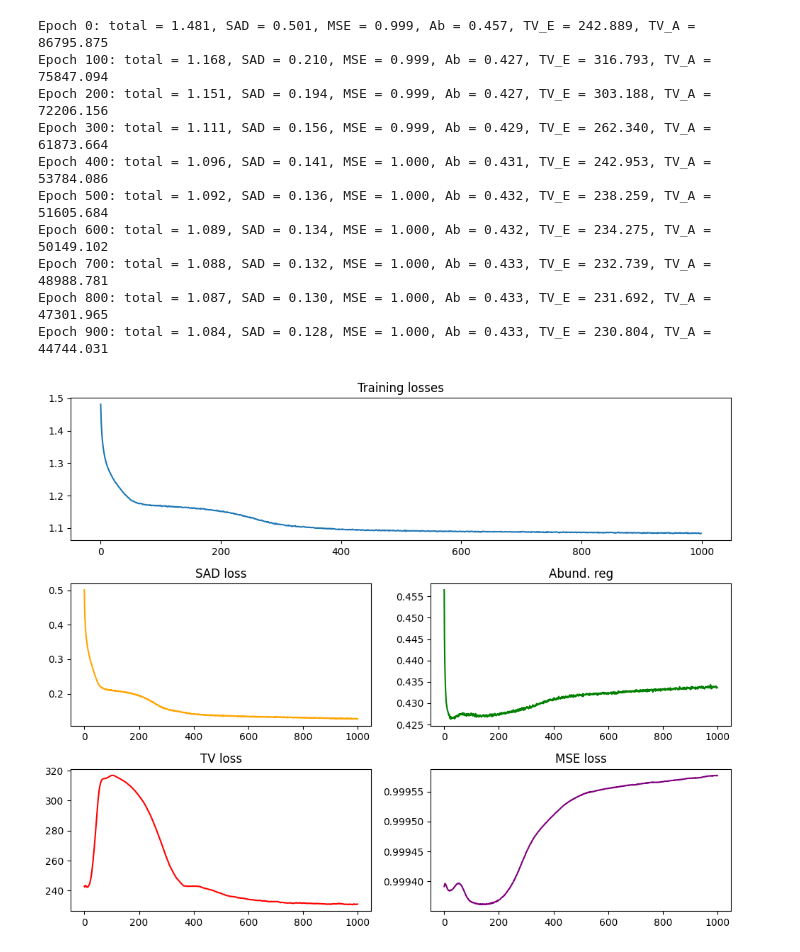
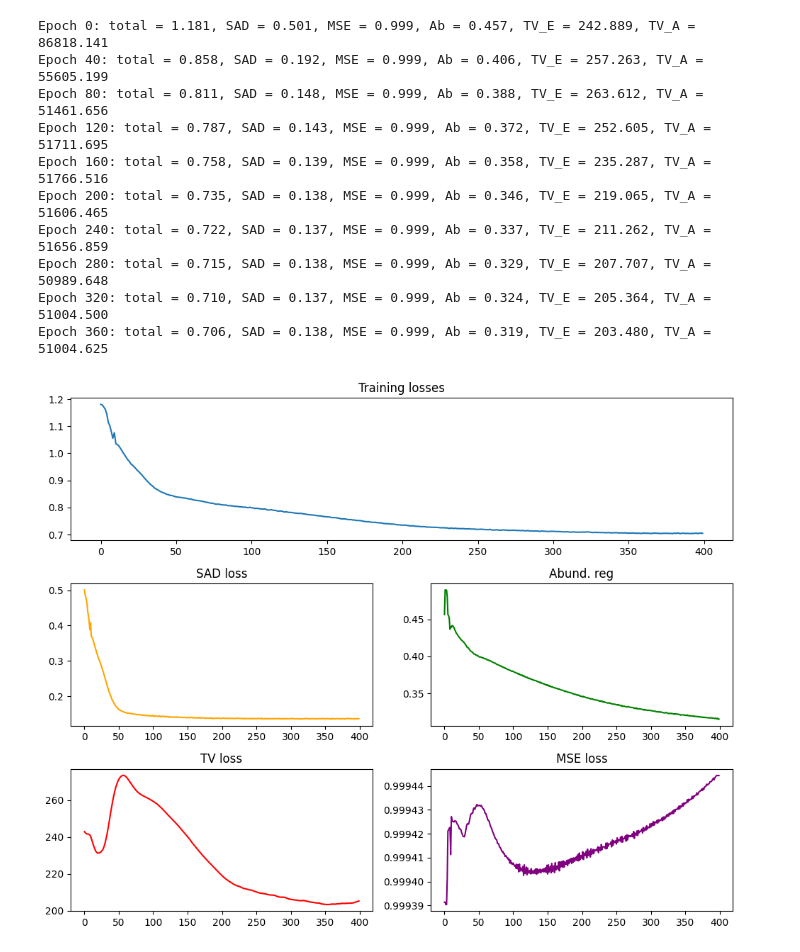
Before and after one commit to edabier/SS-HSU_benchmark, a Jupyter notebook: testing_models.ipynb, the cells around one changed output. Cells and saved outputs as stored; diff of their text form; code cells hidden in the pictures.

```diff
--- a/testing_models.ipynb
+++ b/testing_models.ipynb
@@ -110,7 +148,7 @@ The unmixer model has :  86.96 M trainable params
 train_losses, sad_losses, ab_losses, tv_e_losses, tv_a_losses, mse_losses = [], [], [], [], [], []
 loader, _, _ = utils.create_dataloader(dataset, patch_size=H, dev=dev)
 
-epochs, lr = 1000, 0.01
+epochs, lr = 400, 0.01
 optimizer = torch.optim.AdamW(model.parameters(), lr=lr)
 
 for epoch in range(epochs):
@@ -125,15 +163,15 @@ for epoch in range(epochs):
         E = E.to(dev)
 
         if fm_name == "DOFA":
-            if Y.shape[-1] < 224:
-                Y = F.interpolate(Y, size=(224,224))
-            Y = Y[:,:,:224, :224]
-            Y_flat = Y.reshape(1, B, 224**2)
+            if Y.shape[-1] < new_H:
+                Y = F.interpolate(Y, size=(new_H,new_H))
+            Y = Y[:,:,:new_H, :new_H]
+            Y_flat = Y.reshape(1, B, new_H**2)
 
-            if A.shape[-1] < 224:
-                A = F.interpolate(A, size=(224,224))
-            A = A[:,:,:224, :224]
-            A_flat = A.reshape(1, c, 224**2)
+            if A.shape[-1] < new_H:
+                A = F.interpolate(A, size=(new_H,new_H))
+            A = A[:,:,:new_H, :new_H]
+            A_flat = A.reshape(1, c, new_H**2)
 
             features = rsfm.get_dofa_features(fm, Y, wavelengths)
             noise = torch.rand_like(features)
@@ -147,57 +185,66 @@ for epoch in range(epochs):
         elif fm_name == "HyperSIGMA":
             E_hat, A_hat, Y_hat = rsfm.unmix_full_image_hypersigma(Y, model, fm, c, use_bn=True)
 
+        elif fm_name == "SpecViT":
+            if Y.shape[-1] < new_H:
+                Y = F.interpolate(Y, size=(new_H,new_H))
+            Y = Y[:,:,:new_H, :new_H]
+            Y_flat = Y.reshape(1, B, new_H**2)
+
+            if A.shape[-1] < new_H:
+                A = F.interpolate(A, size=(new_H,new_H))
+            A = A[:,:,:new_H, :new_H]
+            A_flat = A.reshape(1, c, new_H**2)
+
+            features = rsfm.get_specvit_features(fm, Y, use_cls)
+            noise = torch.rand_like(features)
+            E_hat, A_hat, Y_hat = model(features)
+
         else:
             pass
 
-        W_sad, W_ab, W_tv_e, W_mse = 1, 1, 1e-4, 0.5
-        loss, loss_sad, loss_ab, loss_tv_e, loss_tv_a, loss_mse = model.loss(Y, Y_hat, A_hat, E_hat, W_sad=W_sad, W_ab=W_ab, W_tv_e=W_tv_e, W_mse=W_mse, W_tv_a=0)
+        W_sad, W_ab, W_tv_e, W_mse, W_tv_a = 1, 0.5, 1e-3, 0.2, 1e-7#1, 0.5, 1e-2, 0.2, 0
+        loss, loss_sad, loss_ab, loss_tv_e, loss_tv_a, loss_mse = model.loss(Y, Y_hat, A_hat, E_hat, W_sad=W_sad, W_ab=W_ab, W_tv_e=W_tv_e, W_mse=W_mse, W_tv_a=W_tv_a)
         train_loss += loss.item()
         sad_loss += loss_sad.item()
         ab_loss += loss_ab.item()
         tv_e_loss += loss_tv_e.item()
         tv_a_loss += loss_tv_a.item()
         mse_loss += loss_mse.item()
-
-        # loss, loss_re, loss_sad, loss_mse = model.supervised_loss(Y, Y_hat, A, A_hat, E[0], E_hat)
-        # train_loss += loss.item()
 
         if epoch%(epochs//10)==0:
             print(f"Epoch {epoch}: total = {format(loss, '.3f')}, SAD = {format(loss_sad, '.3f')}, MSE = {format(loss_mse, '.3f')}, Ab = {format(loss_ab, '.3f')}, TV_E = {format(tv_e_loss, '.3f')}, TV_A = {format(loss_tv_a, '.3f')}")
 
         loss.backward()
         optimizer.step()
 
         with torch.no_grad():
             constraints = models.weightConstraint()
             model.decoder.apply(constraints)
         break
 
     train_loss /= len(loader)
     sad_loss /= len(loader)
     ab_loss /= len(loader)
     tv_e_loss /= len(loader)
     tv_a_loss /= len(loader)
     mse_loss /= len(loader)
     train_losses.append(train_loss)
     sad_losses.append(sad_loss)
     ab_losses.append(ab_loss)
     tv_e_losses.append(tv_e_loss)
     tv_a_losses.append(tv_a_loss)
     mse_losses.append(mse_loss)
-utils.plot_losses(train_losses, sad_losses, ab_losses, tv_e_losses, mse_losses)
-# plt.plot(train_losses)
-# plt.title('Training loss')
-# plt.show()
+fig = utils.plot_losses(train_losses, sad_losses, ab_losses, tv_e_losses, mse_losses)
 # %% [output]
-Epoch 0: total = 1.481, SAD = 0.501, MSE = 0.999, Ab = 0.457, TV_E = 242.889, TV_A = 86795.875
-Epoch 100: total = 1.168, SAD = 0.210, MSE = 0.999, Ab = 0.427, TV_E = 316.793, TV_A = 75847.094
-Epoch 200: total = 1.151, SAD = 0.194, MSE = 0.999, Ab = 0.427, TV_E = 303.188, TV_A = 72206.156
-Epoch 300: total = 1.111, SAD = 0.156, MSE = 0.999, Ab = 0.429, TV_E = 262.340, TV_A = 61873.664
-Epoch 400: total = 1.096, SAD = 0.141, MSE = 1.000, Ab = 0.431, TV_E = 242.953, TV_A = 53784.086
-Epoch 500: total = 1.092, SAD = 0.136, MSE = 1.000, Ab = 0.432, TV_E = 238.259, TV_A = 51605.684
-Epoch 600: total = 1.089, SAD = 0.134, MSE = 1.000, Ab = 0.432, TV_E = 234.275, TV_A = 50149.102
-Epoch 700: total = 1.088, SAD = 0.132, MSE = 1.000, Ab = 0.433, TV_E = 232.739, TV_A = 48988.781
-Epoch 800: total = 1.087, SAD = 0.130, MSE = 1.000, Ab = 0.433, TV_E = 231.692, TV_A = 47301.965
-Epoch 900: total = 1.084, SAD = 0.128, MSE = 1.000, Ab = 0.433, TV_E = 230.804, TV_A = 44744.031
+Epoch 0: total = 1.181, SAD = 0.501, MSE = 0.999, Ab = 0.457, TV_E = 242.889, TV_A = 86818.141
+Epoch 40: total = 0.858, SAD = 0.192, MSE = 0.999, Ab = 0.406, TV_E = 257.263, TV_A = 55605.199
+Epoch 80: total = 0.811, SAD = 0.148, MSE = 0.999, Ab = 0.388, TV_E = 263.612, TV_A = 51461.656
+Epoch 120: total = 0.787, SAD = 0.143, MSE = 0.999, Ab = 0.372, TV_E = 252.605, TV_A = 51711.695
+Epoch 160: total = 0.758, SAD = 0.139, MSE = 0.999, Ab = 0.358, TV_E = 235.287, TV_A = 51766.516
+Epoch 200: total = 0.735, SAD = 0.138, MSE = 0.999, Ab = 0.346, TV_E = 219.065, TV_A = 51606.465
+Epoch 240: total = 0.722, SAD = 0.137, MSE = 0.999, Ab = 0.337, TV_E = 211.262, TV_A = 51656.859
+Epoch 280: total = 0.715, SAD = 0.138, MSE = 0.999, Ab = 0.329, TV_E = 207.707, TV_A = 50989.648
+Epoch 320: total = 0.710, SAD = 0.137, MSE = 0.999, Ab = 0.324, TV_E = 205.364, TV_A = 51004.500
+Epoch 360: total = 0.706, SAD = 0.138, MSE = 0.999, Ab = 0.319, TV_E = 203.480, TV_A = 51004.625
-[figure, old version]
+[figure, new version]
```
Also changed, not shown: parts of 10 cells of this notebook, 7 other files.
